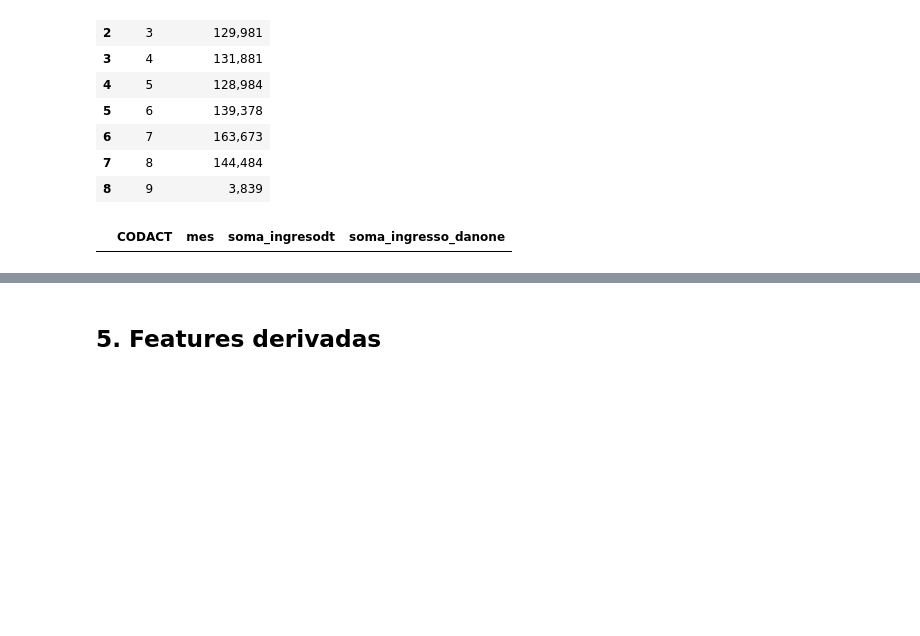
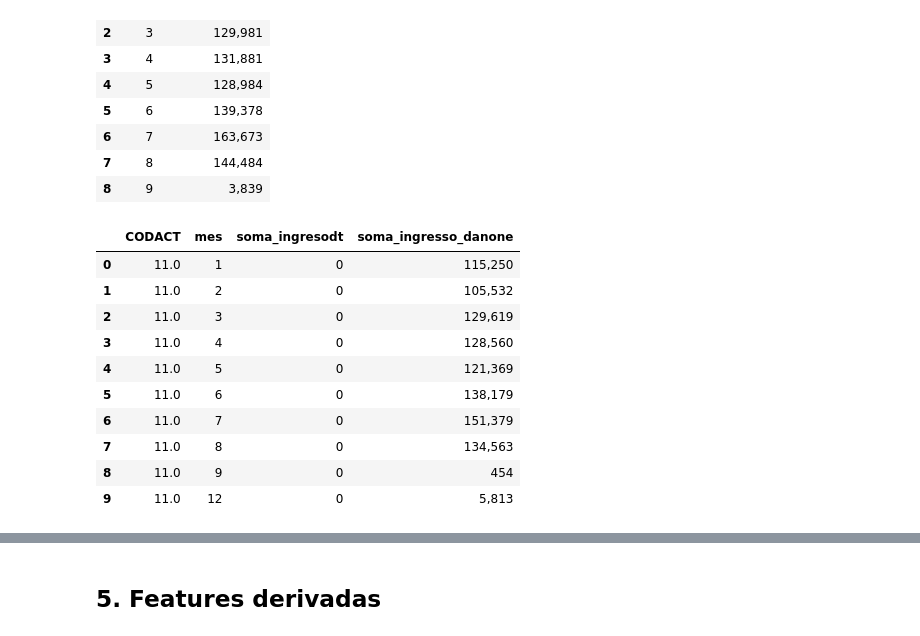
Before and after one commit to ruben-filipe-rocha/Salvesen, a Jupyter notebook: 02.Analise_Financeira/01_Fin_PBI_MAC_excel_v2.ipynb, the cells around one changed output, grey strips where cells are left out. Cells and saved outputs as stored; diff of their text form; code cells hidden in the pictures; blank space fills up the shorter version.

```diff
--- a/02.Analise_Financeira/01_Fin_PBI_MAC_excel_v2.ipynb
+++ b/02.Analise_Financeira/01_Fin_PBI_MAC_excel_v2.ipynb
@@ -491,19 +472,44 @@ soma_por_mes_df
 | 7 | 8 | 144,484 |
 | 8 | 9 | 3,839 |
 # %%
+# ==========================
+# 1. Resumo por atividade e mês
+# ==========================
 resumo_por_atividade_mes = (
-    df[df["CODACT"].isin(["11", "13", "311"])]
+    df[df["CODACT"].isin([11])]
     .groupby(["CODACT", "mes"])
     .agg(
         soma_ingresodt=("INGRESODT", "sum"),
         soma_ingresso_danone=("ingresso_danone", lambda x: x.sum(min_count=1)),
     )
     .reset_index()
 )
 
-resumo_por_atividade_mes["soma_ingresodt"] = resumo_por_atividade_mes["soma_ingresodt"].round(0).map("{:,.0f}".format)
-resumo_por_atividade_mes["soma_ingresso_danone"] = resumo_por_atividade_mes["soma_ingresso_danone"].round(0).map("{:,.0f}".format)
+# ==========================
+# 2. Formatar valores
+# ==========================
+resumo_por_atividade_mes["soma_ingresodt"] = (
+    resumo_por_atividade_mes["soma_ingresodt"]
+    .round(0)
+    .map("{:,.0f}".format)
+)
+
+resumo_por_atividade_mes["soma_ingresso_danone"] = (
+    resumo_por_atividade_mes["soma_ingresso_danone"]
+    .round(0)
+    .map("{:,.0f}".format)
+)
 
 resumo_por_atividade_mes
 # %% [output]
 |  | CODACT | mes | soma_ingresodt | soma_ingresso_danone |
+| 0 | 11.0 | 1 | 0 | 115,250 |
+| 1 | 11.0 | 2 | 0 | 105,532 |
+| 2 | 11.0 | 3 | 0 | 129,619 |
+| 3 | 11.0 | 4 | 0 | 128,560 |
+| 4 | 11.0 | 5 | 0 | 121,369 |
+| 5 | 11.0 | 6 | 0 | 138,179 |
+| 6 | 11.0 | 7 | 0 | 151,379 |
+| 7 | 11.0 | 8 | 0 | 134,563 |
+| 8 | 11.0 | 9 | 0 | 454 |
+| 9 | 11.0 | 12 | 0 | 5,813 |
```
Also changed, not shown: parts of 10 cells of this notebook.
